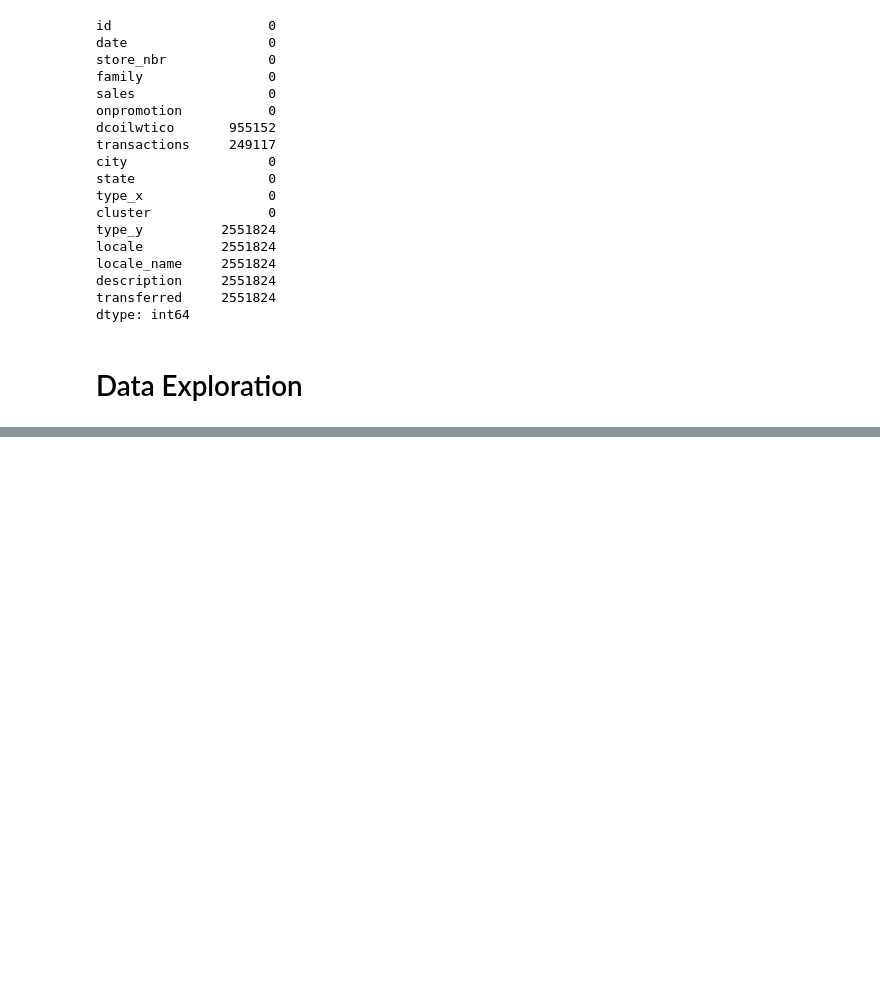
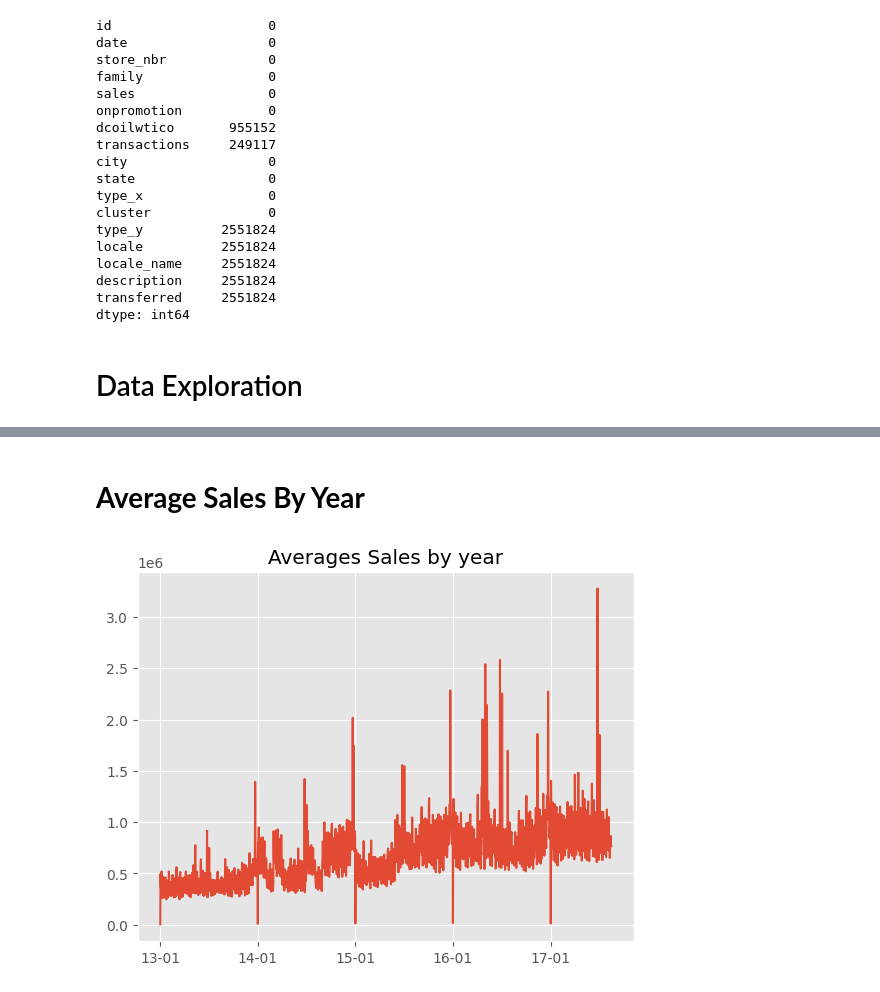
Before and after one commit to Temmybjt/Store-Sales--Time-Series-Forecasting, a Jupyter notebook: Store_Sales_Time_Series_Forecast.ipynb, the cells around one changed output, grey strips where cells are left out. Saved outputs shown, nothing was run; the diff lists cells and outputs as text; code cells hidden in the pictures; blank space fills up the shorter version.

```diff
--- a/Store_Sales_Time_Series_Forecast.ipynb
+++ b/Store_Sales_Time_Series_Forecast.ipynb
@@ -142,3 +210,29 @@ transferred     2551824
 dtype: int64
 # %% [markdown]
 # Data Exploration
+# %%
+# Create columns for holidays(Local, Regional and National Holidays)
+
+def nat_holiday(row):
+    if row['locale'] == 'National':
+        return 1
+    else:
+        return 0
+def reg_holiday(row):
+    if row['locale'] == 'Regional' and row['locale_name'] == row['state']:
+        return 1
+    else:
+        return 0
+def loc_holiday(row):
+    if row['locale'] == 'Local' and row['locale_name'] == row['city']:
+        return 1
+    else:
+        return 0
+
+train['holiday_national'] = train.apply(nat_holiday, axis=1)
+train['holiday_regional'] = train.apply(reg_holiday, axis=1)
+train['holiday_local'] = train.apply(loc_holiday, axis=1)
+
+test['holiday_national'] = test.apply(nat_holiday, axis=1)
+test['holiday_regional'] = test.apply(reg_holiday, axis=1)
+test['holiday_local'] = test.apply(loc_holiday, axis=1)
@@ -144,0 +255,8 @@ dtype: int64
+# %%
+# Convert date to datetime for both test and train data
+train['date'] = pd.to_datetime(train['date'], format='%Y-%m-%d')
+test['date'] = pd.to_datetime(test['date'], format='%Y-%m-%d')
+# %%
+# Add Day of the week
+train['day_of_week'] = train['date'].dt.day_name()
+test['day_of_week'] = test['date'].dt.day_name()
@@ -144,0 +270,13 @@ dtype: int64
+# %%
+# Drop irrelevant columns from test and train data
+train = train.drop(columns=['city', 'state', 'transactions', 'type_y', 'locale', 'locale_name', 'description', 'transferred'])
+test = test.drop(columns=['city', 'state', 'transactions', 'type_y', 'locale', 'locale_name', 'description', 'transferred'])
+# %% [markdown]
+# **Average Sales By Year**
+# %%
+plt.plot(train.groupby('date')['sales'].sum())
+plt.title('Averages Sales by year')
+plt.gca().xaxis.set_major_formatter(plt.matplotlib.dates.DateFormatter('%y-%m'))
+plt.show()
+# %% [output]
+[figure, added]
```
Also changed, not shown: parts of 15 cells of this notebook.
